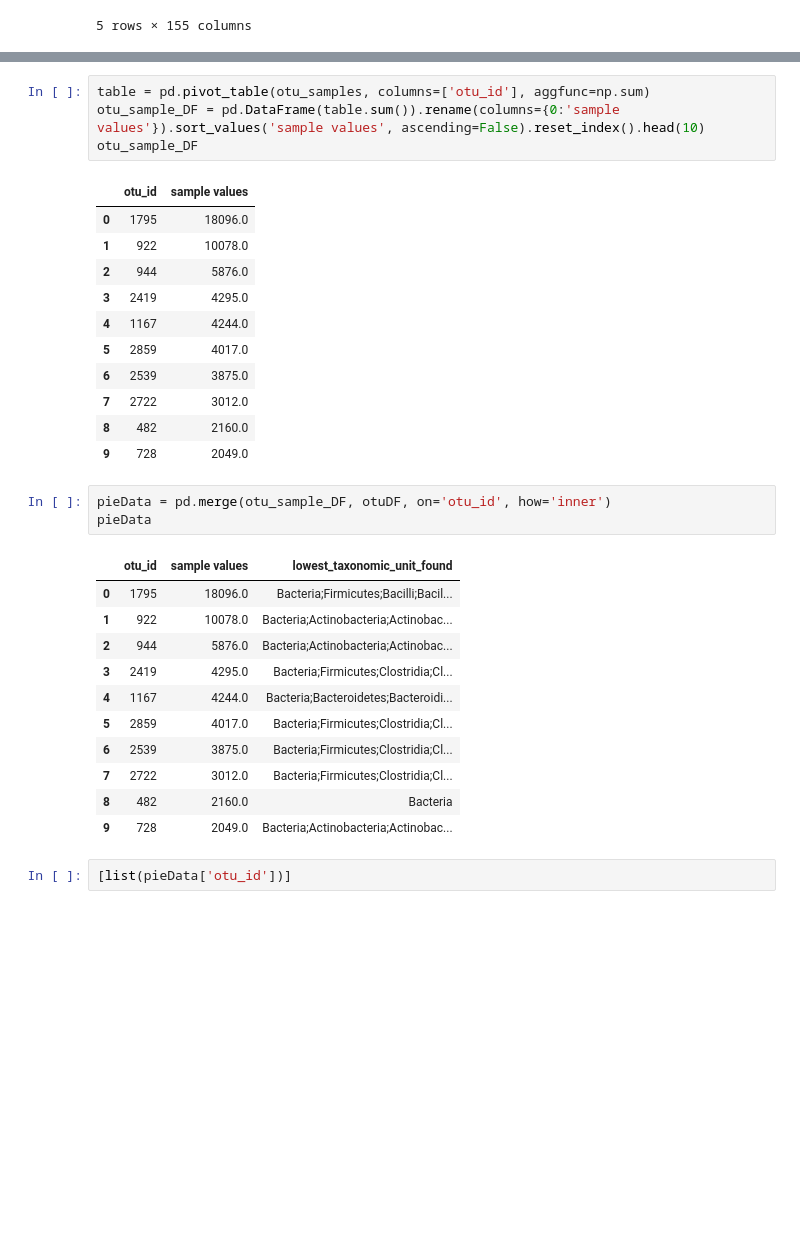
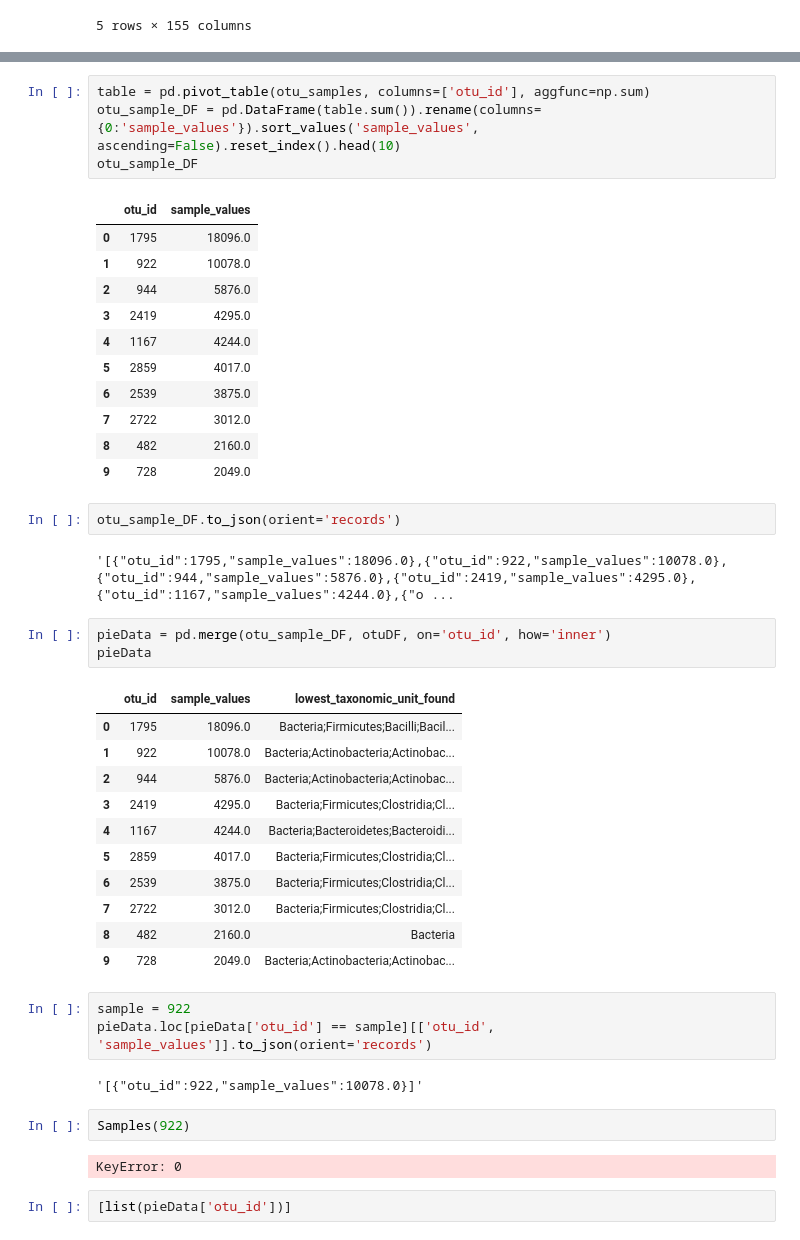
Before and after one commit to jjahn0/belly_button, a Jupyter notebook: belly_button_testing.ipynb, the cells around one changed output, grey strips where cells are left out. Drawn from its saved outputs; the diff is of its cells as text; blank space fills up the shorter version.

```diff
--- a/belly_button_testing.ipynb
+++ b/belly_button_testing.ipynb
@@ -94,9 +168,9 @@ otu_samples.head()
 # %%
 table = pd.pivot_table(otu_samples, columns=['otu_id'], aggfunc=np.sum)
-otu_sample_DF = pd.DataFrame(table.sum()).rename(columns={0:'sample values'}).sort_values('sample values', ascending=False).reset_index().head(10)
+otu_sample_DF = pd.DataFrame(table.sum()).rename(columns={0:'sample_values'}).sort_values('sample_values', ascending=False).reset_index().head(10)
 otu_sample_DF
 # %% [output]
-|  | otu_id | sample values |
+|  | otu_id | sample_values |
 | 0 | 1795 | 18096.0 |
 | 1 | 922 | 10078.0 |
 | 2 | 944 | 5876.0 |
@@ -107,11 +181,15 @@ otu_sample_DF
 | 7 | 2722 | 3012.0 |
 | 8 | 482 | 2160.0 |
 | 9 | 728 | 2049.0 |
+# %%
+otu_sample_DF.to_json(orient='records')
+# %% [output]
+'[{"otu_id":1795,"sample_values":18096.0},{"otu_id":922,"sample_values":10078.0},{"otu_id":944,"sample_values":5876.0},{"otu_id":2419,"sample_values":4295.0},{"otu_id":1167,"sample_values":4244.0},{"o ...
 # %%
 pieData = pd.merge(otu_sample_DF, otuDF, on='otu_id', how='inner')
 pieData
 # %% [output]
-|  | otu_id | sample values | lowest_taxonomic_unit_found |
+|  | otu_id | sample_values | lowest_taxonomic_unit_found |
 | 0 | 1795 | 18096.0 | Bacteria;Firmicutes;Bacilli;Bacil... |
 | 1 | 922 | 10078.0 | Bacteria;Actinobacteria;Actinobac... |
 | 2 | 944 | 5876.0 | Bacteria;Actinobacteria;Actinobac... |
@@ -122,6 +200,15 @@ pieData
 | 7 | 2722 | 3012.0 | Bacteria;Firmicutes;Clostridia;Cl... |
 | 8 | 482 | 2160.0 | Bacteria |
 | 9 | 728 | 2049.0 | Bacteria;Actinobacteria;Actinobac... |
+# %%
+sample = 922
+pieData.loc[pieData['otu_id'] == sample][['otu_id', 'sample_values']].to_json(orient='records')
+# %% [output]
+'[{"otu_id":922,"sample_values":10078.0}]'
+# %%
+Samples(922)
+# %% [output]
+KeyError: 0
 # %%
 [list(pieData['otu_id'])]
 # %% [output]
```
Also changed, not shown: parts of 9 cells of this notebook, 4 other files.
